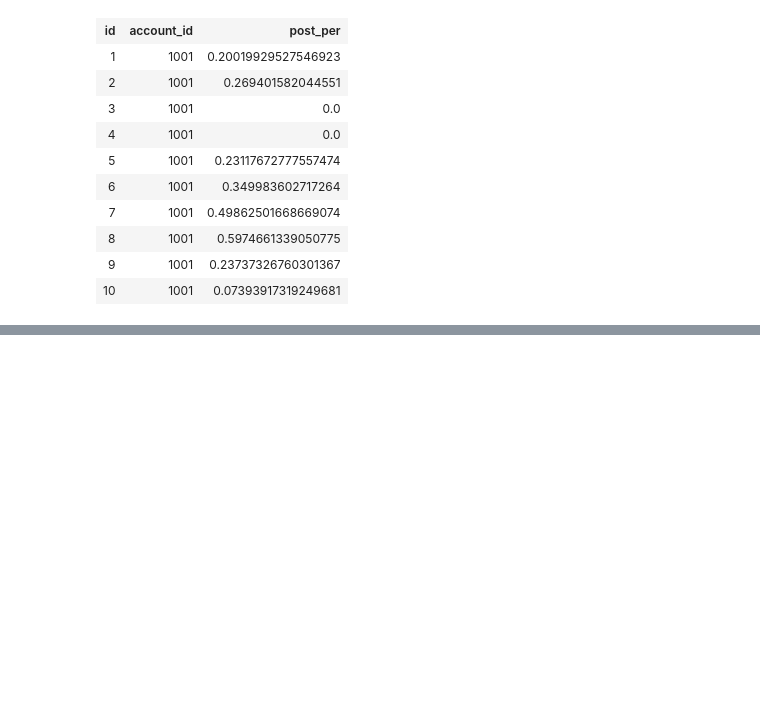
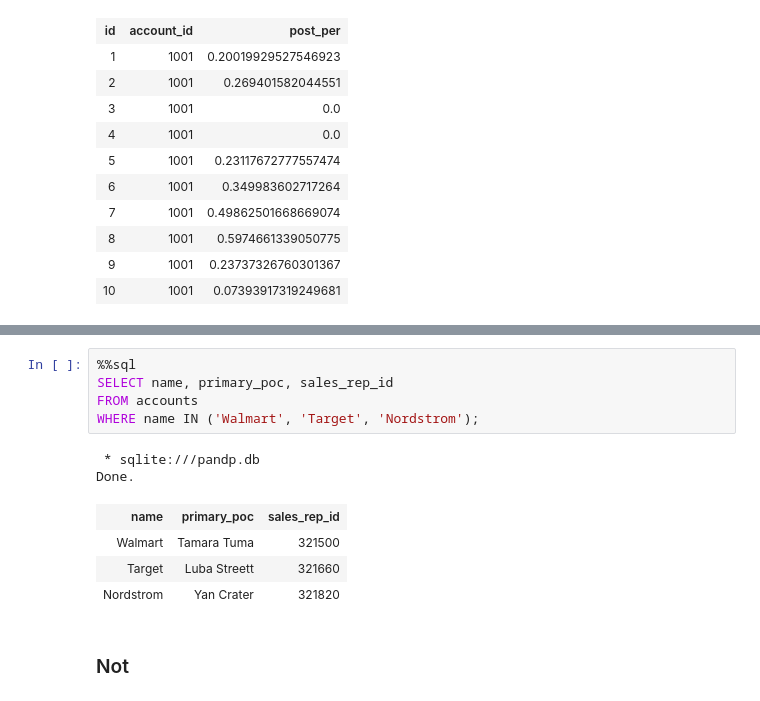
Before and after one commit to bramuelaswani/ML-DL-Related, a Jupyter notebook: SQL Exercises.ipynb, the cells around one changed output, grey strips where cells are left out. Saved outputs shown, nothing was run; the diff lists cells and outputs as text; blank space fills up the shorter version.

```diff
--- a/SQL Exercises.ipynb
+++ b/SQL Exercises.ipynb
@@ -210,0 +293,14 @@ Done.
+# %%
+%%sql
+SELECT name, primary_poc, sales_rep_id
+FROM accounts
+WHERE name IN ('Walmart', 'Target', 'Nordstrom');
+# %% [output]
+ * sqlite:///pandp.db
+Done.
+| name | primary_poc | sales_rep_id |
+| Walmart | Tamara Tuma | 321500 |
+| Target | Luba Streett | 321660 |
+| Nordstrom | Yan Crater | 321820 |
+# %% [markdown]
+### Not
```
Also changed, not shown: parts of 7 cells of this notebook.
